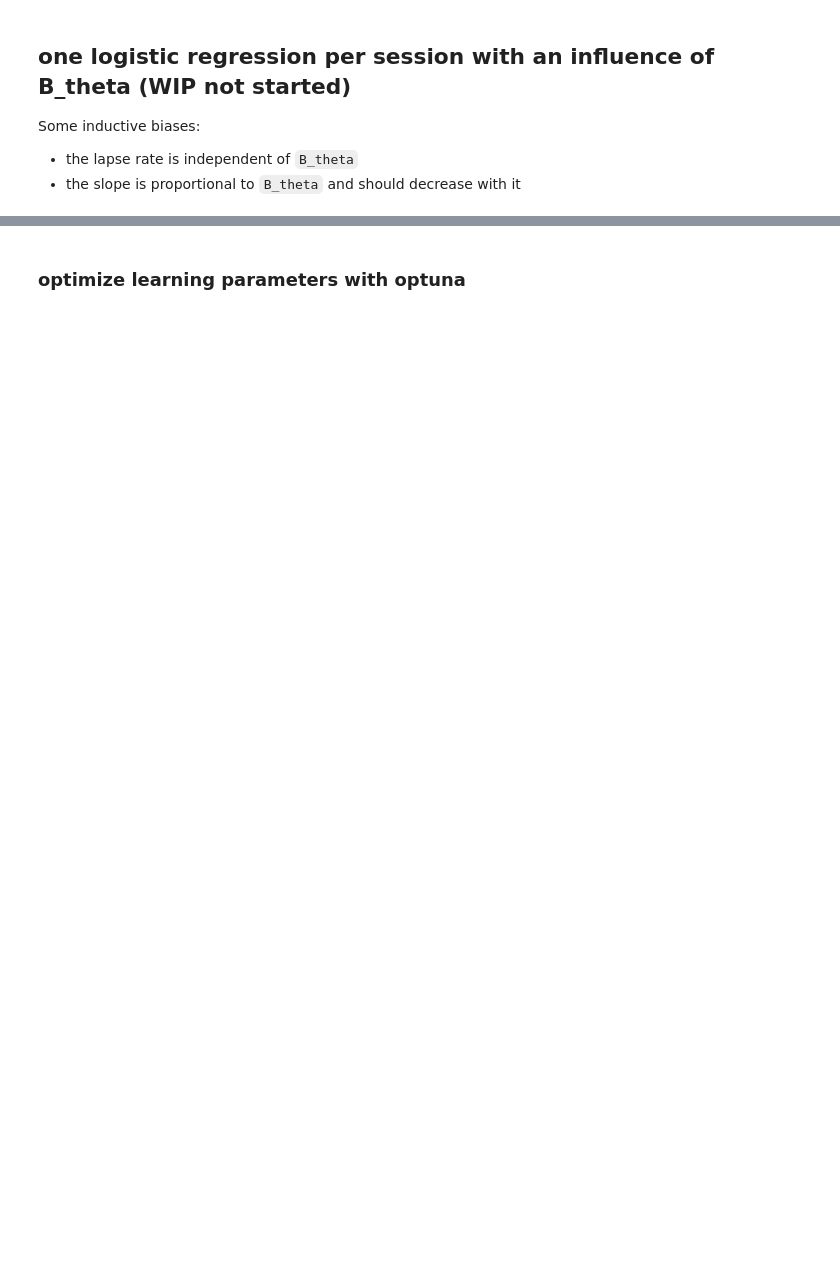
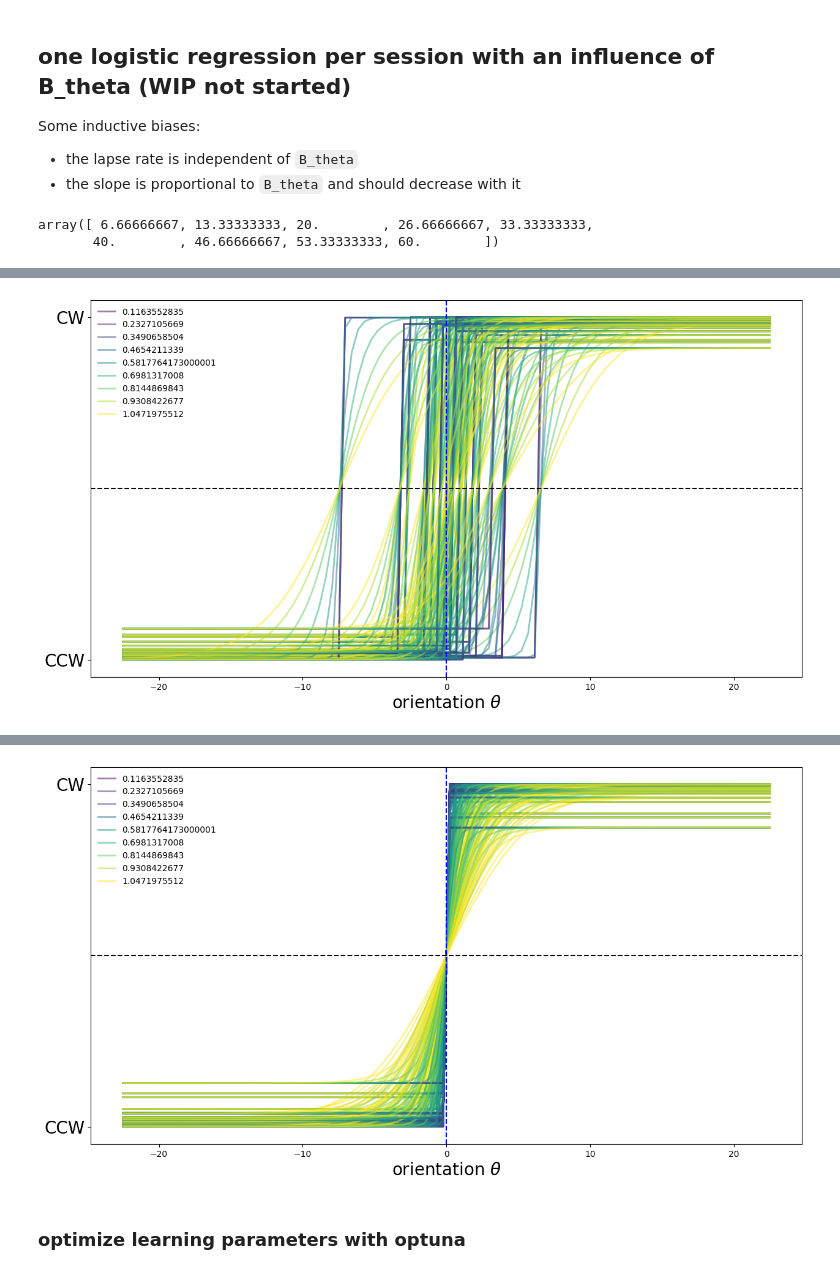
Before and after one commit to laurentperrinet/OEiL_OrientationPrecision, a Jupyter notebook: experiment1_fit-B_theta.ipynb, the cells around one changed output, grey strips where cells are left out. Drawn from its saved outputs; the diff is of its cells as text; code cells hidden in the pictures; blank space fills up the shorter version.

```diff
--- a/experiment1_fit-B_theta.ipynb
+++ b/experiment1_fit-B_theta.ipynb
@@ -19,12 +34,23 @@ B_thetas
+# %%
+theta_trials = np.array(parameters['theta'])*180/np.pi
+theta_max = theta_trials.max()
+B_theta_trials = np.array(parameters['B_theta'])*180/np.pi
+B_thetas = np.sort(np.array(parameters['B_theta'].unique()))*180/np.pi
+B_thetas
+# %% [output]
+array([ 6.66666667, 13.33333333, 20.        , 26.66666667, 33.33333333,
+       40.        , 46.66666667, 53.33333333, 60.        ])
 # %%
-learning_rate = 0.001
-etab1, etab2 = 0.01, 0.0003
+# Best params:  {'batch_size': 2, 'log_wt_B_theta': -8.707058467440726, 'etab1': 0.01074563304390269, 'etab2': 0.00011668431952396083, 'learning_rate': 0.003490116226129931, 'amsgrad': True, 'logit0': -1.794325813837763, 'log_wt': 2.191751816905336}
+
+learning_rate = 0.003
+etab1, etab2 = 0.01, 0.0001
 num_epochs = 2 ** 9 + 1
 batch_size = 12
 amsgrad = True
-logit0 = -1.
-log_wt = .85
-log_wt_B_theta = 1.
+logit0 = -2.
+log_wt = 2.
+log_wt_B_theta = -8.
 theta0 = 0.
 frozen_theta0 = True
 # %%
@@ -40,8 +66,8 @@ class LogisticRegressionModel(torch.nn.Module):
 
     def forward(self, theta, B_theta):
         p0 = torch.sigmoid(self.logit0)
-        out = p0 / 2 + (1 - p0) * torch.sigmoid((theta-self.theta0)/torch.exp(self.log_wt + self.log_wt_B_theta / B_theta))
-        return torch.logit(out)
+        output = p0 / 2 + (1 - p0) * torch.sigmoid((theta-self.theta0)/torch.exp(self.log_wt + self.log_wt_B_theta / B_theta))
+        return output
 
 def fit_data(
     theta_trials,
@@ -56,13 +82,12 @@ def fit_data(
     verbose=False
 ):
 
-
     theta_trials, B_theta_trials, labels = torch.Tensor(theta_trials[:, None]), torch.Tensor(B_theta_trials[:, None]), torch.Tensor(y[:, None])
     loader = DataLoader(
         TensorDataset(theta_trials, B_theta_trials, labels), batch_size=batch_size, shuffle=True
     )
 
-    device = torch.device("cuda" if torch.cuda.is_available() else "cpu")
+    total_loss = torch.log(torch.tensor(2)) # criterion(outputs, labels_)
 
     logistic_model = LogisticRegressionModel(logit0=logit0, log_wt=log_wt, log_wt_B_theta=log_wt_B_theta, theta0=theta0, frozen_theta0=frozen_theta0)
 
@@ -88,11 +113,11 @@ def fit_data(
             losses.append(loss.item())
 
         if verbose and (epoch % (num_epochs // 32) == 0):
-            print(f"Iteration: {epoch} - Loss: {np.sum(losses)/len(theta):.3e}")
+            print(f"Iteration: {epoch} - Loss: {np.sum(losses)/len(theta_trials):.3e}")
             # print(f"Iteration: {epoch} - Evidence: {-np.mean(losses):.3e}")
 
     logistic_model.eval()
-    outputs = logistic_model(theta_trials)
+    outputs = logistic_model(theta_trials, B_theta_trials)
     loss = criterion(outputs, labels).item()
     # loss = - logistic_model.evidence(outputs, labels).item()
-    return logistic_model, loss
+    return logistic_model, loss / total_loss
@@ -176,38 +128,30 @@ x_values = np.linspace(-theta_max, theta_max, 100)[:, None]
 cmap = plt.get_cmap('viridis')
 norm = plt.Normalize(vmin=0, vmax=len(B_thetas) - 1)
 
-
-
 for frozen_theta0 in [False, True]:
 
     print(f'{frozen_theta0=}')
     print(50*'.-*')
 
     fig, ax = plt.subplots(figsize=(15, 8))
-    fig2, ax2 = plt.subplots(figsize=(15, 8))
 
     for session in responses.keys():
         y = responses[session]
 
         logistic_model, loss = fit_data(theta_trials, B_theta_trials, y, frozen_theta0=frozen_theta0, verbose=False)
 
-        print(f"for {session}, Loss = {loss:.3e} - theta0 = {logistic_model.theta0.item():.2f}°, p0 = {torch.sigmoid(logistic_model.logit0).item():.2e}, slope = {torch.exp(logistic_model.log_wt).item():.2e},  = {torch.exp(logistic_model.log_wt_B_theta).item():.2e}")
+        print(f"for {session}, Loss = {loss:.3e} - theta0 = {logistic_model.theta0.item():.2f}°, p0 = {torch.sigmoid(logistic_model.logit0).item():.2e}, slope = {torch.exp(logistic_model.log_wt).item():.2e} x {torch.exp(logistic_model.log_wt_B_theta).item():.2e}")
 
         for i_B_theta, B_theta in enumerate(B_thetas):
             y_values = logistic_model(torch.Tensor(x_values), (i_B_theta*torch.ones_like(torch.Tensor(x_values)).long())).detach().numpy()
             color = cmap(norm(i_B_theta))
             ax.plot(x_values, y_values, color=color, alpha=0.5, lw=2, label=f'{B_theta}' if session==list(responses.keys())[0] else None)
-        ax2.plot(B_thetas, logistic_model.log_wt.detach().exp().numpy(), alpha=0.5, lw=2, label=session)
 
     ax.set_xlabel(r"orientation $\theta$", fontsize=20)
     ax.axhline(.5, color='k', linestyle='--')
     ax.axvline(0., color='b', linestyle='--')
     ax.set_yticks([0.0, 1.0])
     ax.set_yticklabels(["CCW", "CW"], fontsize=20)
-    plt.legend(fontsize=20, frameon=False, scatterpoints=6);
-
-
-    ax2.set_xlabel(r"orientation precision $B_\theta$", fontsize=20)
-
-
+    ax.legend(fontsize=10, frameon=False, scatterpoints=6);
     plt.show();
+# %% [output]
@@ -213,0 +175 @@ for frozen_theta0 in [False, True]:
+[figure, added]
@@ -214,3 +193,4 @@ for frozen_theta0 in [False, True]:
+[figure, added]
 # %% [markdown]
 ### optimize learning parameters with optuna
 # %%
```
Also changed, not shown: parts of 9 cells of this notebook.
